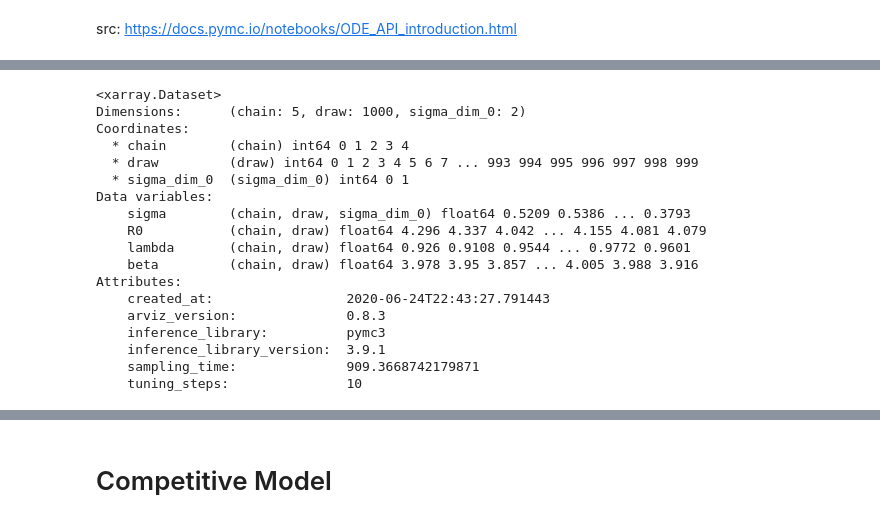
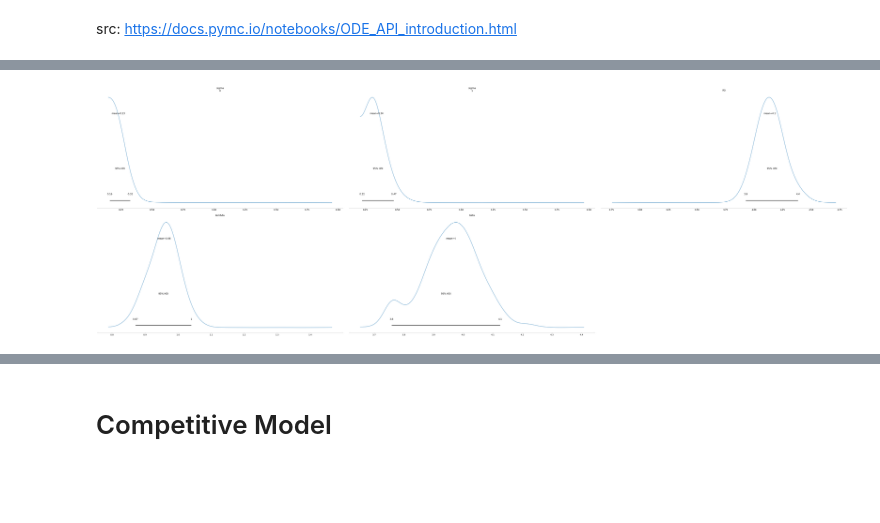
Before and after one commit to hsteinshiromoto/blog, a Jupyter notebook: notebooks/competitive_opinions/competitive_opinions.ipynb, the cells around one changed output, grey strips where cells are left out. Drawn from its saved outputs; the diff is of its cells as text; code cells hidden in the pictures; blank space fills up the shorter version.

```diff
--- a/notebooks/competitive_opinions/competitive_opinions.ipynb
+++ b/notebooks/competitive_opinions/competitive_opinions.ipynb
@@ -132,24 +141,7 @@ The acceptance probability does not match the target. It is 0.5991870004293838,
 The rhat statistic is larger than 1.05 for some parameters. This indicates slight problems during sampling.
 The estimated number of effective samples is smaller than 200 for some parameters.
 [interactive output not drawn]
-# %%
-data.posterior
-# %% [output]
-<xarray.Dataset>
-Dimensions:      (chain: 5, draw: 1000, sigma_dim_0: 2)
-Coordinates:
-  * chain        (chain) int64 0 1 2 3 4
-  * draw         (draw) int64 0 1 2 3 4 5 6 7 ... 993 994 995 996 997 998 999
-  * sigma_dim_0  (sigma_dim_0) int64 0 1
-Data variables:
-    sigma        (chain, draw, sigma_dim_0) float64 0.5209 0.5386 ... 0.3793
-    R0           (chain, draw) float64 4.296 4.337 4.042 ... 4.155 4.081 4.079
-    lambda       (chain, draw) float64 0.926 0.9108 0.9544 ... 0.9772 0.9601
-    beta         (chain, draw) float64 3.978 3.95 3.857 ... 4.005 3.988 3.916
-Attributes:
-    created_at:                 2020-06-24T22:43:27.791443
-    arviz_version:              0.8.3
-    inference_library:          pymc3
-    inference_library_version:  3.9.1
-    sampling_time:              909.3668742179871
-    tuning_steps:               10
+# %%
+az.plot_posterior(data,round_to=2, credible_interval=0.95);
+# %% [output]
+[figure, added]
```
Also changed, not shown: parts of 10 cells of this notebook.
